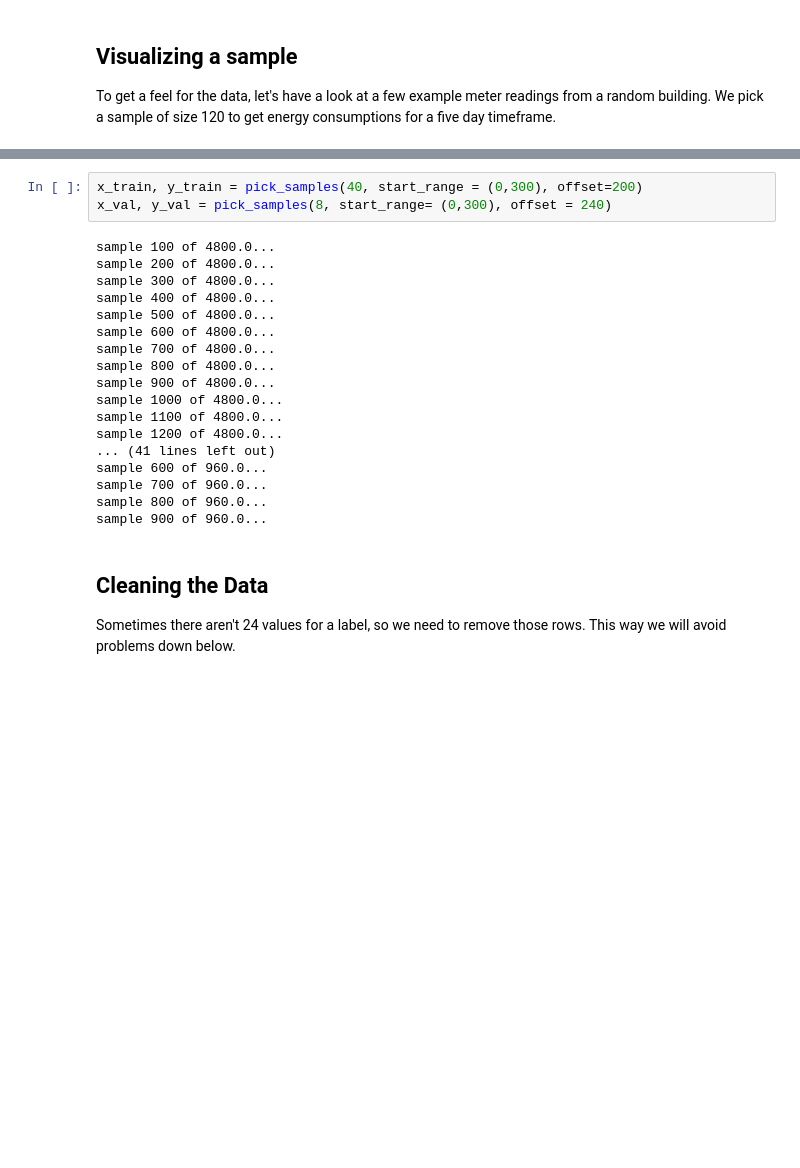
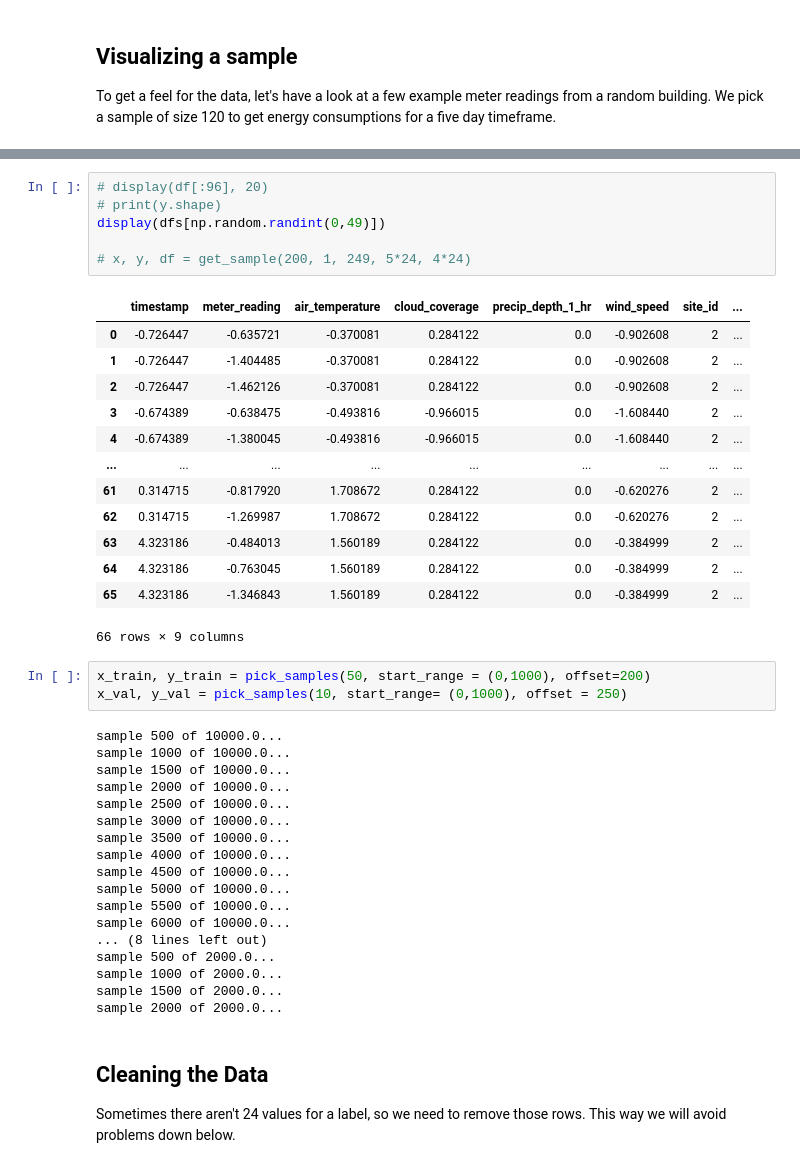
Before and after one commit to OldFella/ashrae-energy-prediction, a Jupyter notebook: energy_consumption.ipynb, the cells around one changed output, grey strips where cells are left out. Drawn from its saved outputs; the diff is of its cells as text; blank space fills up the shorter version.

```diff
--- a/energy_consumption.ipynb
+++ b/energy_consumption.ipynb
@@ -143,24 +190,44 @@ def pick_samples(num_buildings = 1, start_range = (0,10), offset = 0):
+# %%
+# display(df[:96], 20)
+# print(y.shape)
+display(dfs[np.random.randint(0,49)])
+
+# x, y, df = get_sample(200, 1, 249, 5*24, 4*24)
+# %% [output]
+|  | timestamp | meter_reading | air_temperature | cloud_coverage | precip_depth_1_hr | wind_speed | site_id | ... |
+| 0 | -0.726447 | -0.635721 | -0.370081 | 0.284122 | 0.0 | -0.902608 | 2 | ... |
+| 1 | -0.726447 | -1.404485 | -0.370081 | 0.284122 | 0.0 | -0.902608 | 2 | ... |
+| 2 | -0.726447 | -1.462126 | -0.370081 | 0.284122 | 0.0 | -0.902608 | 2 | ... |
+| 3 | -0.674389 | -0.638475 | -0.493816 | -0.966015 | 0.0 | -1.608440 | 2 | ... |
+| 4 | -0.674389 | -1.380045 | -0.493816 | -0.966015 | 0.0 | -1.608440 | 2 | ... |
+| ... | ... | ... | ... | ... | ... | ... | ... | ... |
+| 61 | 0.314715 | -0.817920 | 1.708672 | 0.284122 | 0.0 | -0.620276 | 2 | ... |
+| 62 | 0.314715 | -1.269987 | 1.708672 | 0.284122 | 0.0 | -0.620276 | 2 | ... |
+| 63 | 4.323186 | -0.484013 | 1.560189 | 0.284122 | 0.0 | -0.384999 | 2 | ... |
+| 64 | 4.323186 | -0.763045 | 1.560189 | 0.284122 | 0.0 | -0.384999 | 2 | ... |
+| 65 | 4.323186 | -1.346843 | 1.560189 | 0.284122 | 0.0 | -0.384999 | 2 | ... |
+66 rows × 9 columns
 # %%
-x_train, y_train = pick_samples(40, start_range = (0,300), offset=200)
-x_val, y_val = pick_samples(8, start_range= (0,300), offset = 240)
+x_train, y_train = pick_samples(50, start_range = (0,1000), offset=200)
+x_val, y_val = pick_samples(10, start_range= (0,1000), offset = 250)
 # %% [output]
-sample 100 of 4800.0...
-sample 200 of 4800.0...
-sample 300 of 4800.0...
-sample 400 of 4800.0...
-sample 500 of 4800.0...
-sample 600 of 4800.0...
-sample 700 of 4800.0...
-sample 800 of 4800.0...
-sample 900 of 4800.0...
-sample 1000 of 4800.0...
-sample 1100 of 4800.0...
-sample 1200 of 4800.0...
-... (41 lines left out)
-sample 600 of 960.0...
-sample 700 of 960.0...
-sample 800 of 960.0...
-sample 900 of 960.0...
+sample 500 of 10000.0...
+sample 1000 of 10000.0...
+sample 1500 of 10000.0...
+sample 2000 of 10000.0...
+sample 2500 of 10000.0...
+sample 3000 of 10000.0...
+sample 3500 of 10000.0...
+sample 4000 of 10000.0...
+sample 4500 of 10000.0...
+sample 5000 of 10000.0...
+sample 5500 of 10000.0...
+sample 6000 of 10000.0...
+... (8 lines left out)
+sample 500 of 2000.0...
+sample 1000 of 2000.0...
+sample 1500 of 2000.0...
+sample 2000 of 2000.0...
 # %% [markdown]
 ## Cleaning the Data
 Sometimes there aren't 24 values for a label, so we need to remove those rows. This way we will avoid problems down below.
```
Also changed, not shown: parts of 10 cells of this notebook.
